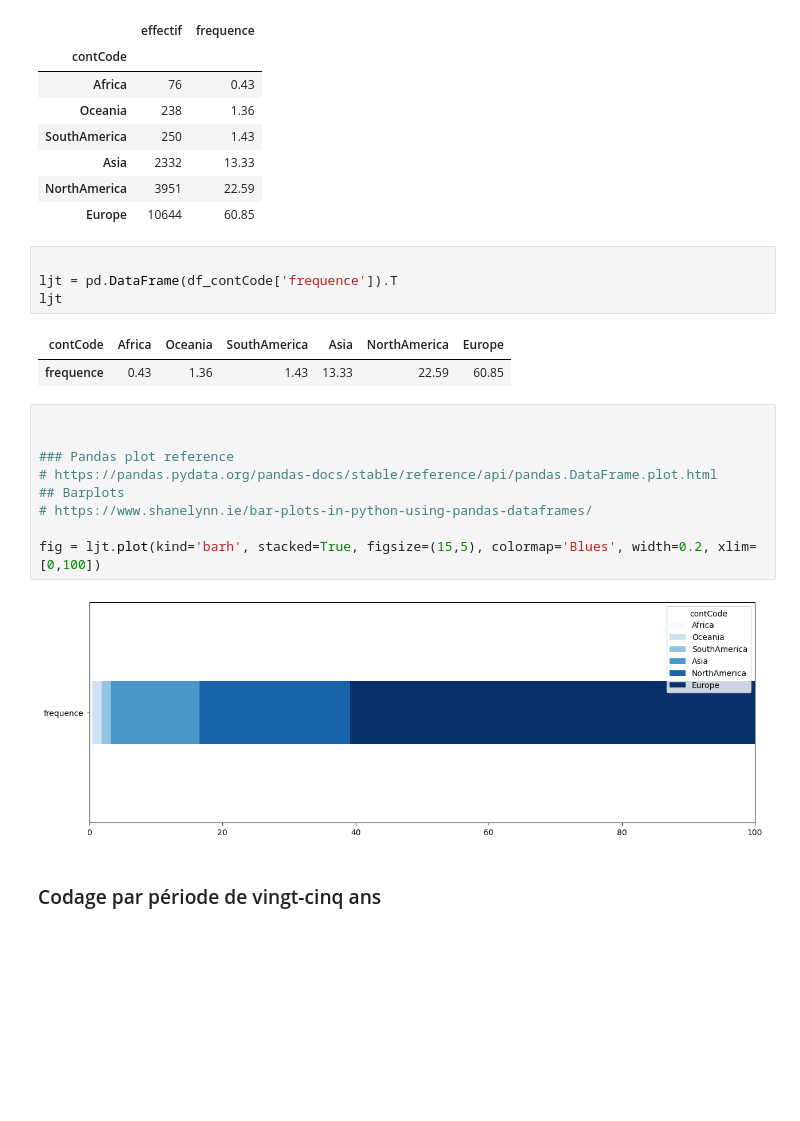
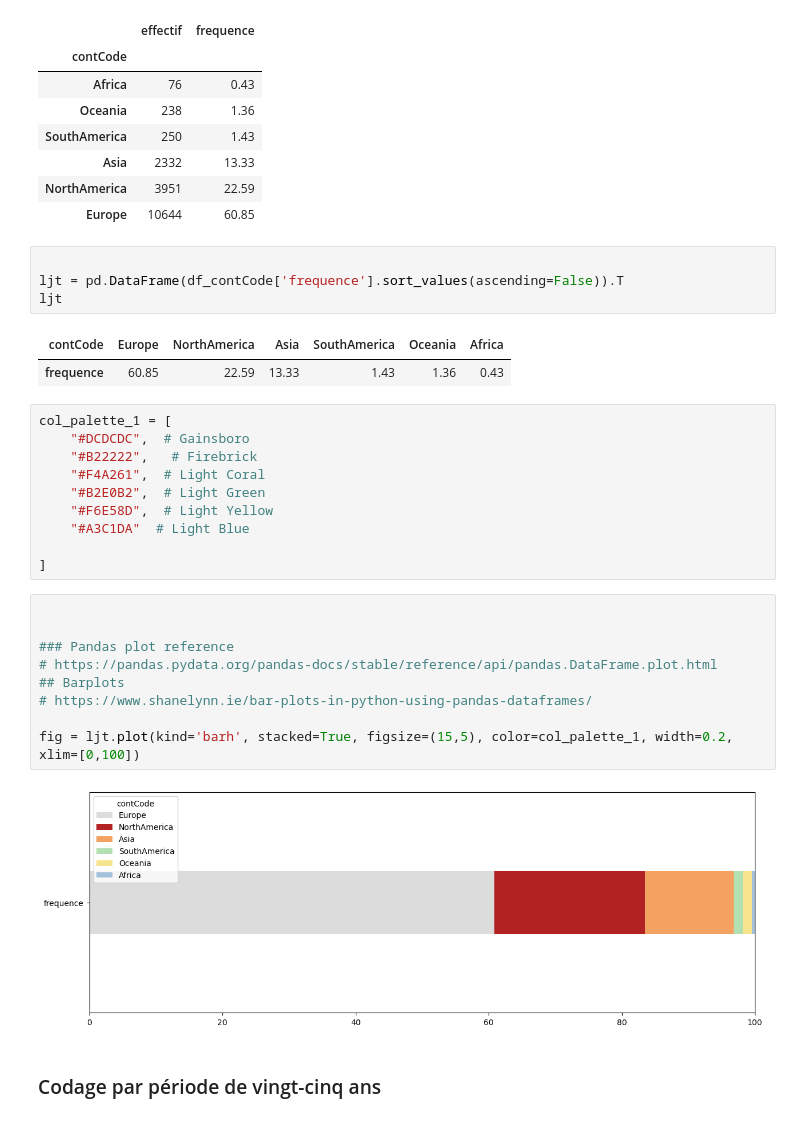
Before and after one commit to Chiodo53/astronomers, a Jupyter notebook: notebooks_jupyter/wikidata_exploration/wdt_distribution_continents_triplestore.ipynb, the cells around one changed output. Cells and saved outputs as stored; diff of their text form; blank space fills up the shorter version.

```diff
--- a/notebooks_jupyter/wikidata_exploration/wdt_distribution_continents_triplestore.ipynb
+++ b/notebooks_jupyter/wikidata_exploration/wdt_distribution_continents_triplestore.ipynb
@@ -197,22 +197,32 @@ df_contCode
 | Europe | 10644 | 60.85 |
 # %%
 
-ljt = pd.DataFrame(df_contCode['frequence']).T
+ljt = pd.DataFrame(df_contCode['frequence'].sort_values(ascending=False)).T
 ljt
 # %% [output]
-| contCode | Africa | Oceania | SouthAmerica | Asia | NorthAmerica | Europe |
-| frequence | 0.43 | 1.36 | 1.43 | 13.33 | 22.59 | 60.85 |
+| contCode | Europe | NorthAmerica | Asia | SouthAmerica | Oceania | Africa |
+| frequence | 60.85 | 22.59 | 13.33 | 1.43 | 1.36 | 0.43 |
+# %%
+col_palette_1 = [
+    "#DCDCDC",  # Gainsboro
+    "#B22222",   # Firebrick
+    "#F4A261",  # Light Coral
+    "#B2E0B2",  # Light Green
+    "#F6E58D",  # Light Yellow
+    "#A3C1DA"  # Light Blue
+
+]
 # %%
 
 
 ### Pandas plot reference
 # https://pandas.pydata.org/pandas-docs/stable/reference/api/pandas.DataFrame.plot.html
 ## Barplots
 # https://www.shanelynn.ie/bar-plots-in-python-using-pandas-dataframes/
 
-fig = ljt.plot(kind='barh', stacked=True, figsize=(15,5), colormap='Blues', width=0.2, xlim=[0,100])
+fig = ljt.plot(kind='barh', stacked=True, figsize=(15,5), color=col_palette_1, width=0.2, xlim=[0,100])
 # %% [output]
-[figure, old version]
+[figure, new version]
 # %% [markdown]
 ### Codage par période de vingt-cinq ans
 # %%
```
Also changed, not shown: parts of 5 cells of this notebook.
